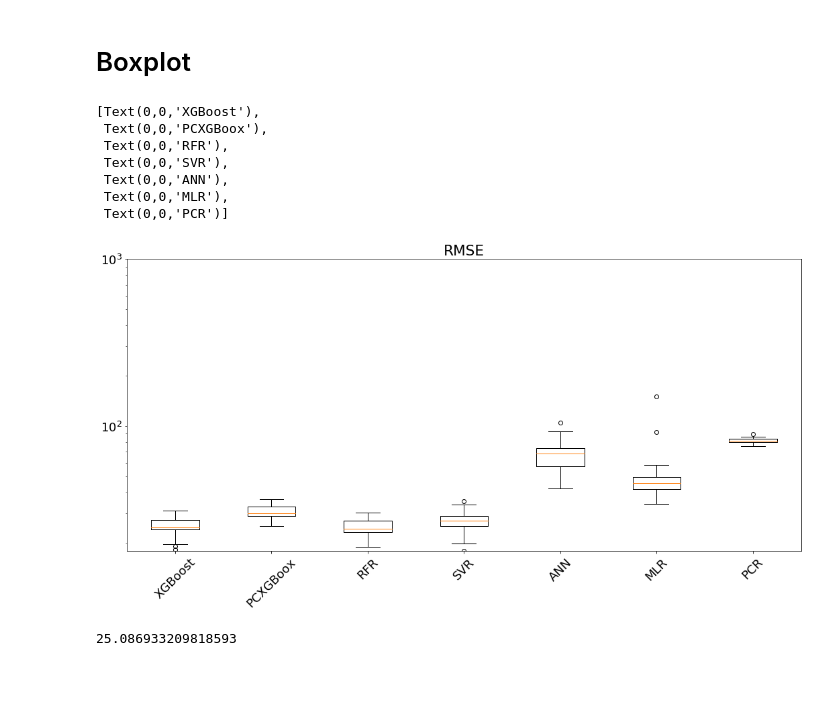
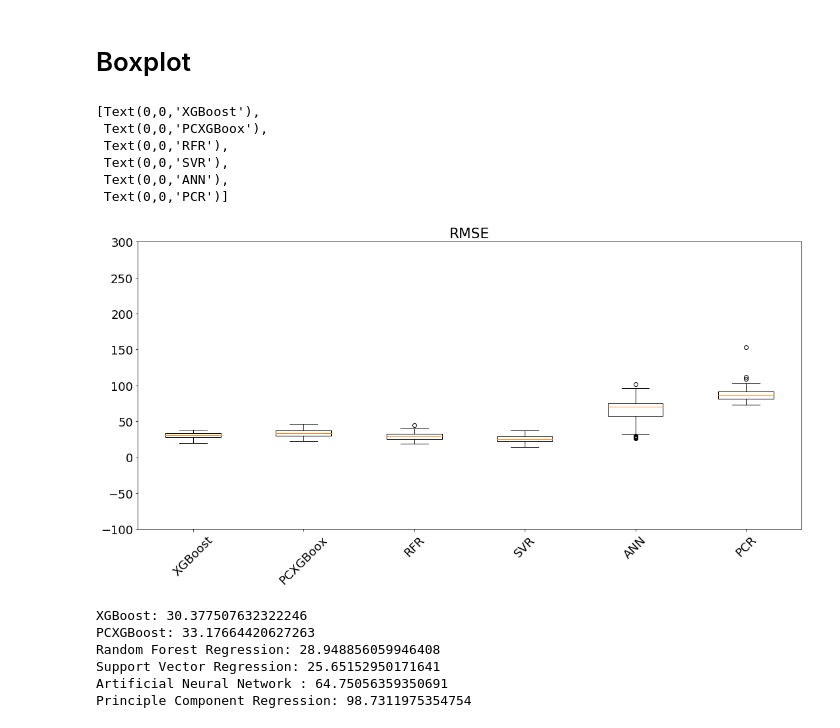
Before and after one commit to owen198/kyoto_ebook, a Jupyter notebook: XGBoost.ipynb, the cells around one changed output. Drawn from its saved outputs; the diff is of its cells as text; code cells hidden in the pictures; blank space fills up the shorter version.

```diff
--- a/XGBoost.ipynb
+++ b/XGBoost.ipynb
@@ -95,9 +98,9 @@ set(kyoto_x_p) - set(kyoto_x_all)
 # %% [output]
 set()
 # %%
-#kyoto_1 = kyoto_x_all
-#kyoto_1 = kyoto_x_p
-kyoto_1 = pd.concat([kyoto_x_all, kyoto_x_p])
+kyoto_1 = kyoto_x_all
+kyoto_1 = kyoto_x_p
+#kyoto_1 = pd.concat([kyoto_x_all, kyoto_x_p])
 kyoto_1.fillna(0.0, inplace=True)
 kyoto_1 = kyoto_1.drop(['userid'], axis=1)
 
@@ -119,7 +144,7 @@ kyoto_1.plot.box(sym='r+')
 # %%
 
 kyoto_y = kyoto_1['score']
-kyoto_x = kyoto_1.drop(['score'], axis=1)
+kyoto_x = kyoto_1.drop(['score'], axis=1) / 20
 # %% [markdown]
 # Train Model
 # %%
@@ -130,7 +155,7 @@ xgb2 = XGBRegressor(n_estimators=100,
                     colsample_bytree=0.8,
                     max_depth=5)
 # %%
-mlp = MLPRegressor(hidden_layer_sizes=(2,),
+mlp = MLPRegressor(hidden_layer_sizes=(1,),
                    activation='relu',
                    solver='adam',
                    learning_rate='adaptive',
@@ -146,7 +171,7 @@ mse_mlp_list = []
 mse_pcr_list = []
 mse_regr_list = []
 
-for i in range(0, 30):
+for i in range(0, 100):
     X_train, X_test, y_train, y_test = train_test_split(kyoto_x, kyoto_y, test_size=0.3)
 
     # XGBoost
@@ -155,7 +180,7 @@ for i in range(0, 30):
     mse_xgb_list.append(sqrt(mean_squared_error(y_test, xgr_pred_y)))
 
     # PCX
-    pca = PCA(n_components=11)# adjust yourself
+    pca = PCA(n_components=16)# adjust yourself
     pca.fit(X_train)
     X_pca_train = pca.transform(X_train)
     X_pca_test = pca.transform(X_test)
@@ -187,7 +212,7 @@ for i in range(0, 30):
     mse_mlp_list.append(sqrt(mean_squared_error(y_test, mlp_pred_y)))
 
     # Princple Componment Regression
-    pca = PCA(n_components=11)# adjust yourself
+    pca = PCA(n_components=16)# adjust yourself
     pca.fit(X_train)
     X_pca_train = pca.transform(X_train)
     X_pca_test = pca.transform(X_test)
@@ -200,30 +225,43 @@ for i in range(0, 30):
 # %%
 matplotlib.rcParams.update({'font.size': 18})
 
 fig1, ax1 = plt.subplots(figsize=(18, 8))
 ax1.set_title('RMSE')
-box_data = [mse_xgb_list, mse_pcx_list, mse_regr_list, mse_svr_list, mse_mlp_list, mse_ols_list, mse_pcr_list]
+box_data = [mse_xgb_list,
+            mse_pcx_list,
+            mse_regr_list,
+            mse_svr_list,
+            mse_mlp_list,
+            mse_pcr_list]
 
-ax1.set_yscale('log')
+#ax1.set_yscale('log')
 ax1.boxplot(box_data)
-ax1.set_ylim([-100, 1000])
+ax1.set_ylim([-100, 300])
 ax1.set_xticklabels(['XGBoost',
                      'PCXGBoox',
                      'RFR',
                      'SVR',
                      'ANN',
-                     'MLR',
                      'PCR'], rotation=45)
 # %% [output]
 [Text(0,0,'XGBoost'),
  Text(0,0,'PCXGBoox'),
  Text(0,0,'RFR'),
  Text(0,0,'SVR'),
  Text(0,0,'ANN'),
- Text(0,0,'MLR'),
  Text(0,0,'PCR')]
-[figure, old version]
+[figure, new version]
-# %%
-sum(mse_xgb_list) / len(mse_xgb_list)
-# %% [output]
-25.086933209818593
+# %%
+print ('XGBoost:', sum(mse_xgb_list) / len(mse_xgb_list))
+print ('PCXGBoost:', sum(mse_pcx_list) / len(mse_pcx_list))
+print ('Random Forest Regression:', sum(mse_regr_list) / len(mse_regr_list))
+print ('Support Vector Regression:', sum(mse_svr_list) / len(mse_svr_list))
+print ('Artificial Neural Network :', sum(mse_mlp_list) / len(mse_mlp_list))
+print ('Principle Component Regression:', sum(mse_pcr_list) / len(mse_pcr_list))
+# %% [output]
+XGBoost: 30.377507632322246
+PCXGBoost: 33.17664420627263
+Random Forest Regression: 28.948856059946408
+Support Vector Regression: 25.65152950171641
+Artificial Neural Network : 64.75056359350691
+Principle Component Regression: 98.7311975354754
```
Also changed, not shown: parts of 2 cells of this notebook.
